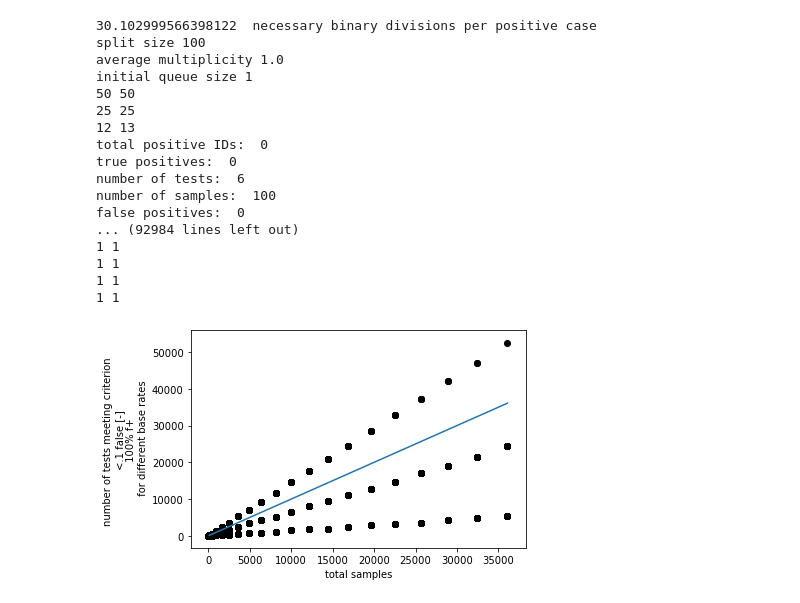
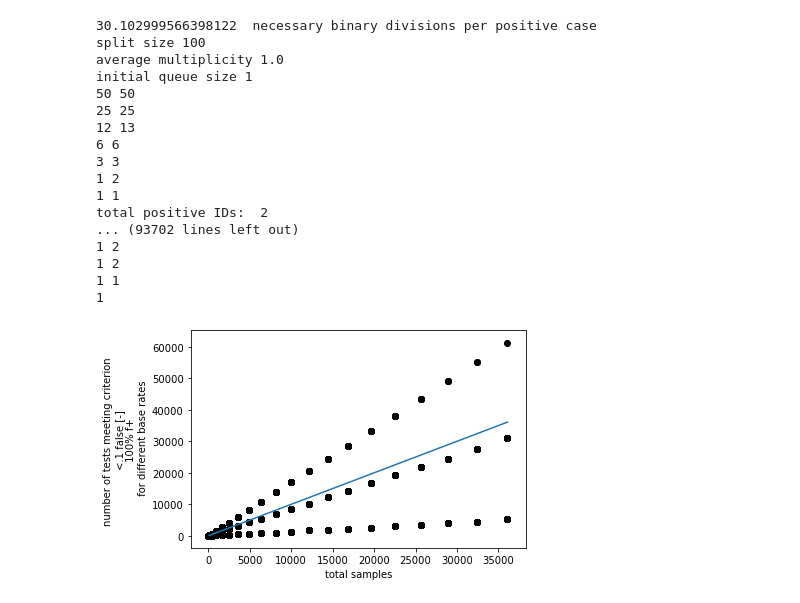
Before and after one commit to Intertangler/covid19_stuff, a Jupyter notebook: split_and_pool_qPCR.ipynb, the cells around one changed output. Drawn from its saved outputs; the diff is of its cells as text; code cells hidden in the pictures.

```diff
--- a/split_and_pool_qPCR.ipynb
+++ b/split_and_pool_qPCR.ipynb
@@ -41,11 +56,13 @@ global false_negative_rate
 false_negative_rate = 0.1
 
 global false_positive_rate
-false_positive_rate = 0.01345
+# false_positive_rate = 0.01345
 
 for true_positive_rate in [0.01, 0.1, 0.5]:
     for condition in range(0, len(sizes)):
         patient_samples = sizes[condition]**2
+
+        false_positive_rate = true_positive_rate
 
         grand_test_pool = np.zeros((patient_samples))
         ids_grand_pool = np.zeros((patient_samples),uuid.UUID)
@@ -130,39 +147,39 @@ for true_positive_rate in [0.01, 0.1, 0.5]:
                     POSITIVE_IDS += 1
     #                 print("+")
                 main_queue.remove(main_queue[0])
         print("total positive IDs: ", POSITIVE_IDS)
         print("true positives: ", true_positives)
         print("number of tests: ", MASTER_TEST_COUNTER)
         print("number of samples: ", patient_samples)
         print("false positives: ", total_false_positives)
         print("false negatives: ", total_false_negatives)
 
         false_negatives[condition] = total_false_negatives
         false_positives[condition] = total_false_positives
         numbers_of_samples[condition] = patient_samples
         numbers_of_tests[condition] = MASTER_TEST_COUNTER
         plt.scatter(numbers_of_samples, numbers_of_tests, c="k")
 plt.plot(numbers_of_samples,numbers_of_samples)
 plt.xlabel("total samples")
 plt.ylabel("number of tests meeting criterion \n <.1 false [-] \n 100% f+ \n for different base rates" )
 plt.show()
 plt.close()
 # %% [output]
 30.102999566398122  necessary binary divisions per positive case
 split size 100
 average multiplicity 1.0
 initial queue size 1
 50 50
 25 25
 12 13
-total positive IDs:  0
-true positives:  0
-number of tests:  6
-number of samples:  100
-false positives:  0
-... (92984 lines left out)
+6 6
+3 3
+1 2
 1 1
+total positive IDs:  2
+... (93702 lines left out)
+1 2
+1 2
 1 1
-1 1
-1 1
+1
-[figure, old version]
+[figure, new version]
```
Also changed, not shown: parts of 1 cell of this notebook.
